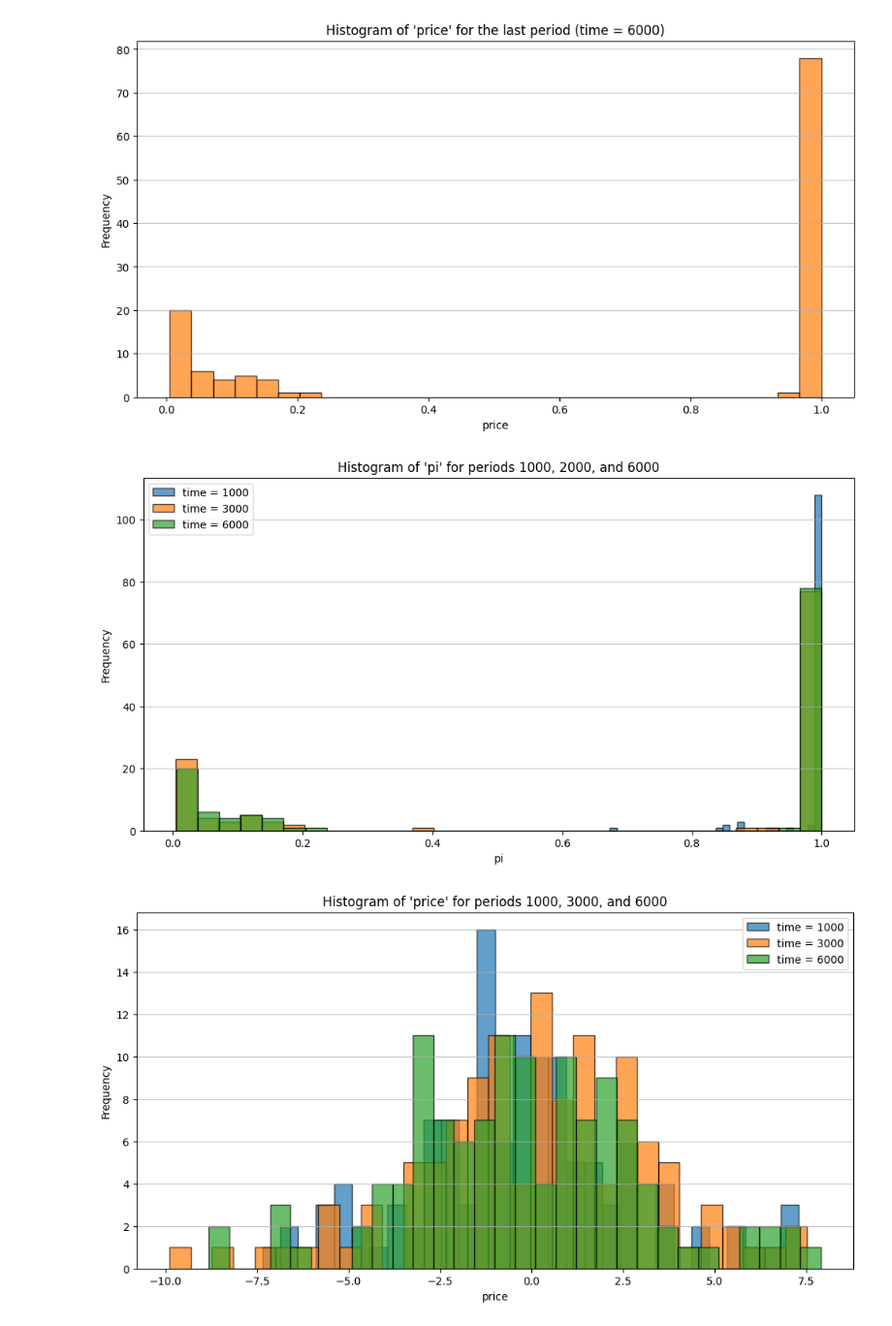
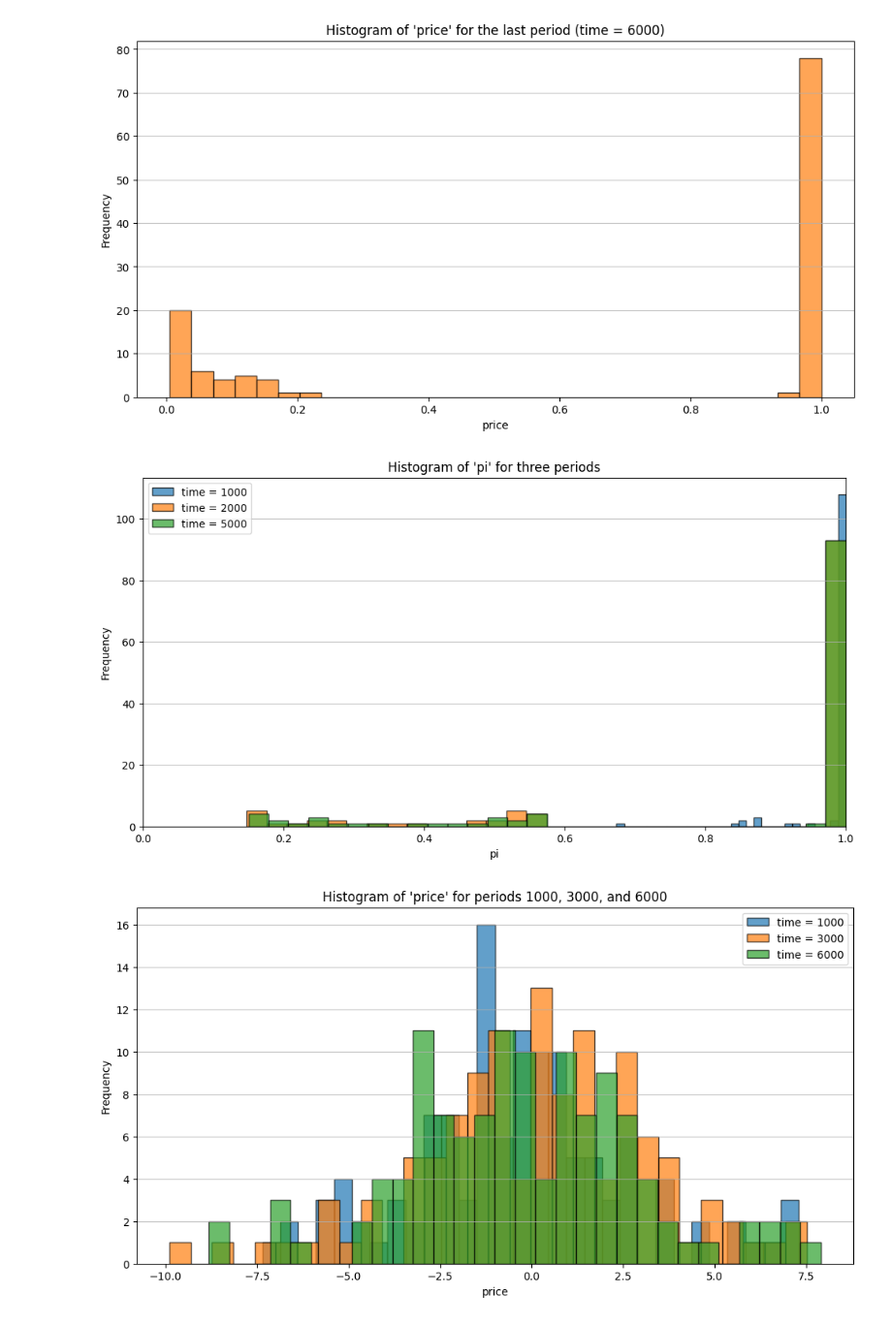
Before and after one commit to GuramL/ehsw, a Jupyter notebook: code.ipynb, the cells around one changed output. Shown at 97% size. Saved outputs shown, nothing was run; the diff lists cells and outputs as text; code cells hidden in the pictures.

```diff
--- a/code.ipynb
+++ b/code.ipynb
@@ -96,22 +96,23 @@ plt.savefig("histogram_pi_last_period.png")
 plt.close()
 # %%
 # Filter the dataframe for the specified periods
-periods = [1000, 3000, 6000]
+periods = [1000, 2000, 5000]
 data_by_period = {period: df[df["time"] == period]["pi"] for period in periods}
 
 # Plot histograms for "pi" for the specified periods on the same plot
 plt.figure(figsize=(12, 6))
 for period, data in data_by_period.items():
     plt.hist(data, bins=30, alpha=0.7, label=f"time = {period}", edgecolor="black")
 
-plt.title("Histogram of 'pi' for periods 1000, 2000, and 6000")
+plt.title("Histogram of 'pi' for three periods")
 plt.xlabel("pi")
 plt.ylabel("Frequency")
 plt.legend()
 plt.grid(axis="y", alpha=0.75)
+plt.xlim(0, 1)
 plt.show()
 # %% [output]
-[figure, old version]
+[figure, new version]
 # %%
 # Filter the dataframe for the specified periods
 data_by_period_price = {period: df[df["time"] == period]["price"] for period in periods}
```
